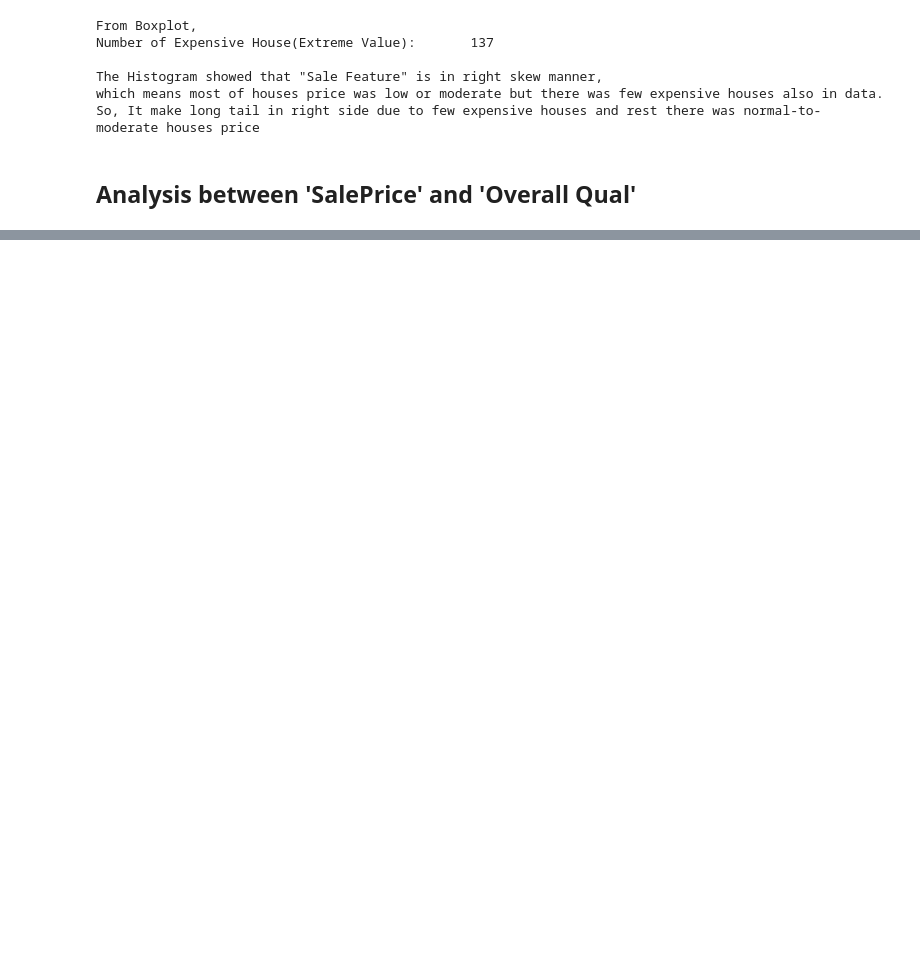
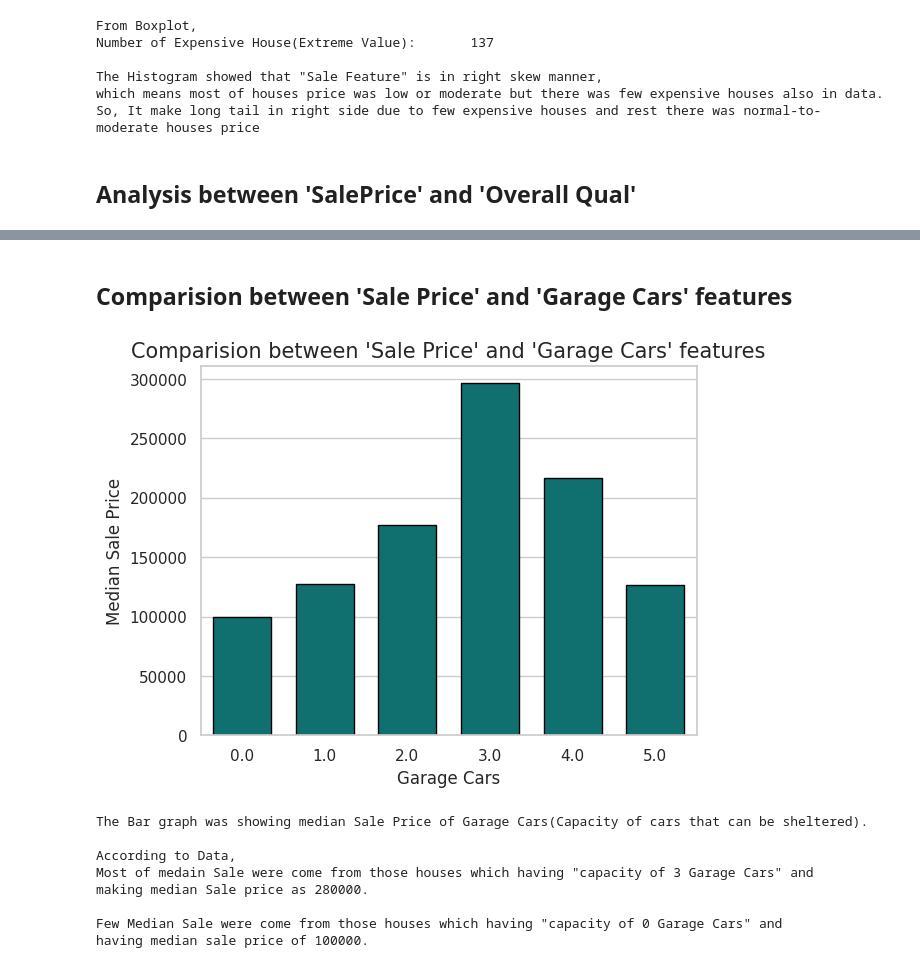
Before and after one commit to ArthJain123/House-Price-Prediction-using-Machine-Learning, a Jupyter notebook: House_Price_Prediction.ipynb, the cells around one changed output, grey strips where cells are left out. Drawn from its saved outputs; the diff is of its cells as text; code cells hidden in the pictures; blank space fills up the shorter version.

```diff
--- a/House_Price_Prediction.ipynb
+++ b/House_Price_Prediction.ipynb
@@ -180,0 +207,34 @@ Buyers are not willing to buy low standard quality houses.
+# %% [markdown]
+## Comparision between 'Sale Price' and 'Garage Cars' features
+# %%
+# ============================== Comparision between 'Sale Price' and 'Garage Cars' features ===========================
+
+
+plt.title("Comparision between 'Sale Price' and 'Garage Cars' features",fontsize = 15)
+
+plt.ylabel("Median Sale Price")
+
+sns.barplot(x = "Garage Cars",y = "SalePrice",data = data,width = 0.7,color = "teal",estimator = np.median,errorbar = None,edgecolor = "black")
+plt.show()
+
+print("""
+The Bar graph was showing median Sale Price of Garage Cars(Capacity of cars that can be sheltered).
+
+According to Data,
+Most of medain Sale were come from those houses which having "capacity of 3 Garage Cars" and
+making median Sale price as 280000.
+
+Few Median Sale were come from those houses which having "capacity of 0 Garage Cars" and
+having median sale price of 100000.
+
+""")
+# %% [output]
+[figure, added]
+The Bar graph was showing median Sale Price of Garage Cars(Capacity of cars that can be sheltered).
+
+According to Data,
+Most of medain Sale were come from those houses which having "capacity of 3 Garage Cars" and
+making median Sale price as 280000.
+
+Few Median Sale were come from those houses which having "capacity of 0 Garage Cars" and
+having median sale price of 100000.
```
Also changed, not shown: parts of 15 cells of this notebook.
